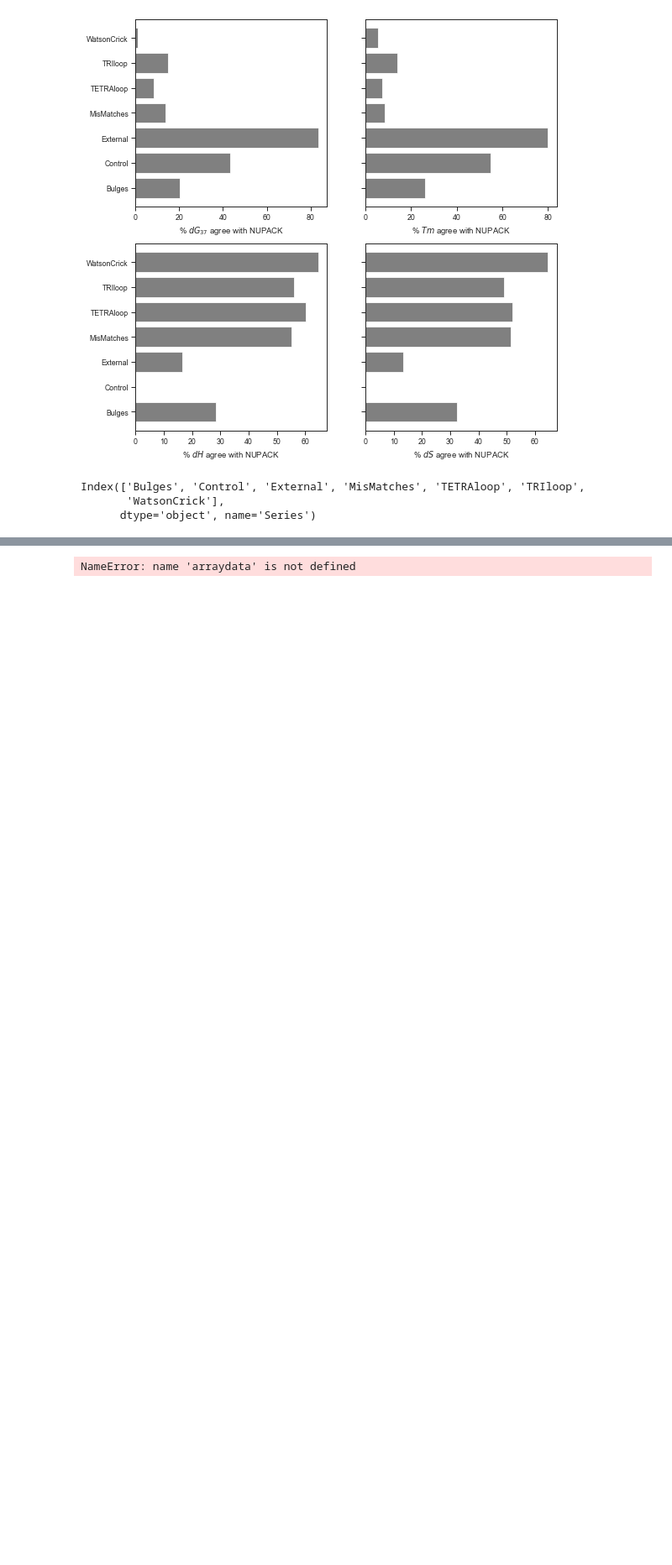
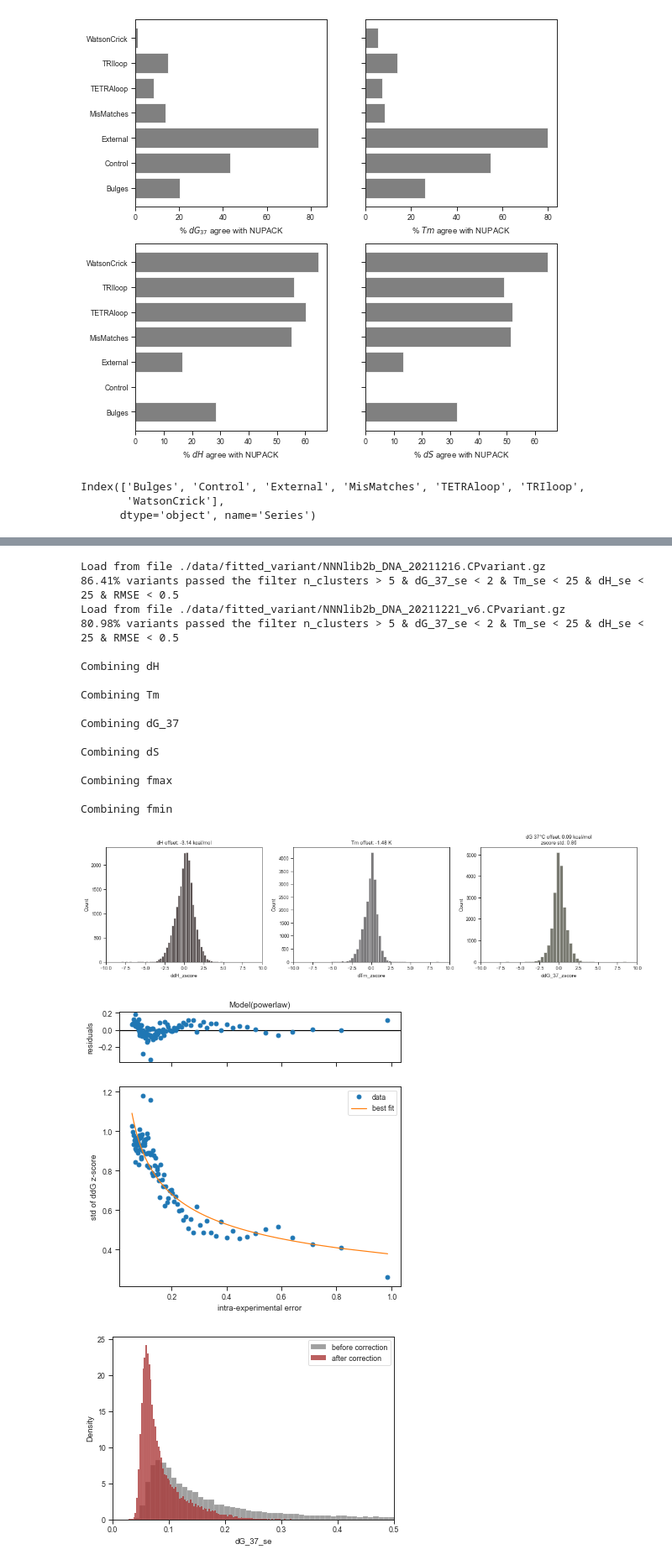
Before and after one commit to keyuxi/nnn_analysis, a Jupyter notebook: 220309_Tm-dH_analysis.ipynb, the cells around one changed output, grey strips where cells are left out. Shown at 84% size. Drawn from its saved outputs; the diff is of its cells as text; code cells hidden in the pictures; blank space fills up the shorter version.

```diff
--- a/220309_Tm-dH_analysis.ipynb
+++ b/220309_Tm-dH_analysis.ipynb
@@ -695,4 +615,22 @@ KeyError: None
-# %%
-arraydata
-# %% [output]
-NameError: name 'arraydata' is not defined
+# %%
+ej = arraydata.learn_error_adjust_function(('r2','r3'), debug=True)
+# %% [output]
+Load from file ./data/fitted_variant/NNNlib2b_DNA_20211216.CPvariant.gz
+86.41% variants passed the filter n_clusters > 5 & dG_37_se < 2 & Tm_se < 25 & dH_se < 25 & RMSE < 0.5
+Load from file ./data/fitted_variant/NNNlib2b_DNA_20211221_v6.CPvariant.gz
+80.98% variants passed the filter n_clusters > 5 & dG_37_se < 2 & Tm_se < 25 & dH_se < 25 & RMSE < 0.5
+
+Combining dH
+
+Combining Tm
+
+Combining dG_37
+
+Combining dS
+
+Combining fmax
+
+Combining fmin
+[figure, added]
+[figure, added]
+[figure, added]
```
Also changed, not shown: parts of 23 cells of this notebook, 3 other files.
